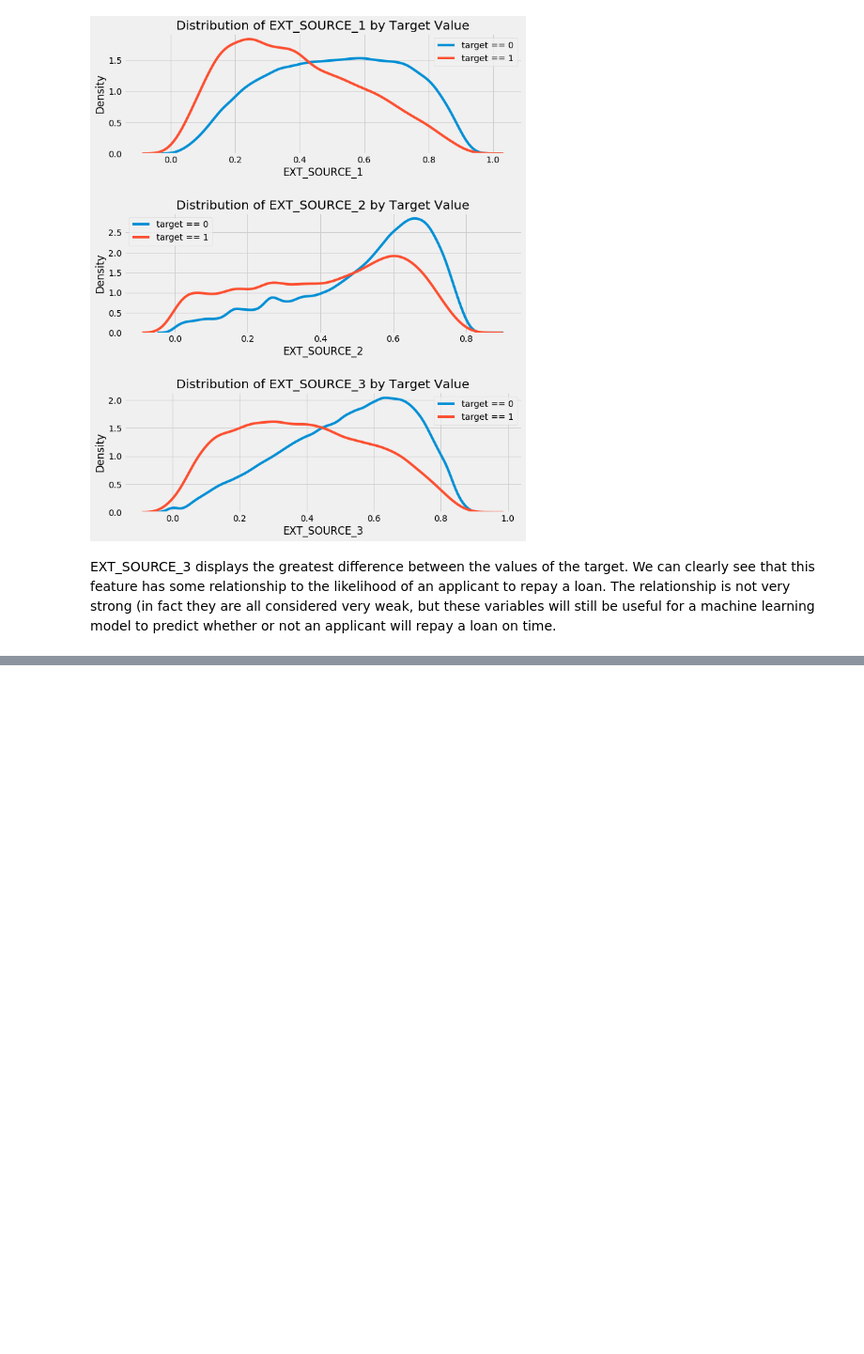
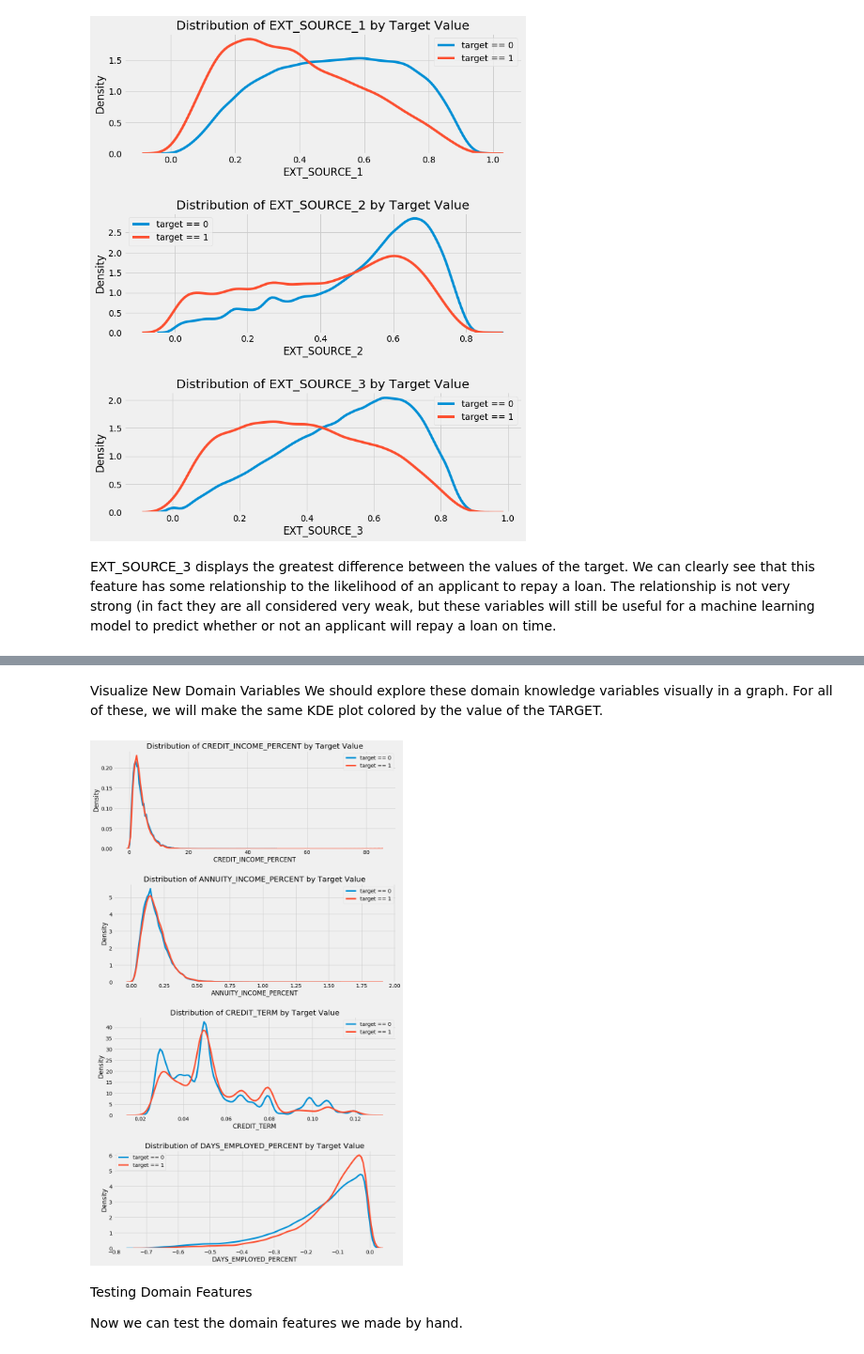
Before and after one commit to ddaly68/Springboard.DataScience, a Jupyter notebook: Capstone/HomeCreditDefaultRisk.ipynb, the cells around one changed output, grey strips where cells are left out. Shown: that part at 94% size. Saved outputs shown, nothing was run; the diff lists cells and outputs as text; code cells hidden in the pictures; blank space fills up the shorter version.

```diff
--- a/Capstone/HomeCreditDefaultRisk.ipynb
+++ b/Capstone/HomeCreditDefaultRisk.ipynb
@@ -404,0 +453,11 @@ EXT_SOURCE_3 displays the greatest difference between the values of the target.
+# %%
+train_labels = app_train['TARGET']
+
+# Align the training and testing data, keep only columns present in both dataframes
+app_train, app_test = app_train.align(app_test, join = 'inner', axis = 1)
+
+# Add the target back in
+app_train['TARGET'] = train_labels
+
+print('Training Features shape: ', app_train.shape)
+print('Testing Features shape: ', app_test.shape)
@@ -404,0 +774,40 @@ EXT_SOURCE_3 displays the greatest difference between the values of the target.
+# %%
+app_train_domain = app_train.copy()
+app_test_domain = app_test.copy()
+
+app_train_domain['CREDIT_INCOME_PERCENT'] = app_train_domain['AMT_CREDIT'] / app_train_domain['AMT_INCOME_TOTAL']
+app_train_domain['ANNUITY_INCOME_PERCENT'] = app_train_domain['AMT_ANNUITY'] / app_train_domain['AMT_INCOME_TOTAL']
+app_train_domain['CREDIT_TERM'] = app_train_domain['AMT_ANNUITY'] / app_train_domain['AMT_CREDIT']
+app_train_domain['DAYS_EMPLOYED_PERCENT'] = app_train_domain['DAYS_EMPLOYED'] / app_train_domain['DAYS_BIRTH']
+
+app_test_domain['CREDIT_INCOME_PERCENT'] = app_test_domain['AMT_CREDIT'] / app_test_domain['AMT_INCOME_TOTAL']
+app_test_domain['ANNUITY_INCOME_PERCENT'] = app_test_domain['AMT_ANNUITY'] / app_test_domain['AMT_INCOME_TOTAL']
+app_test_domain['CREDIT_TERM'] = app_test_domain['AMT_ANNUITY'] / app_test_domain['AMT_CREDIT']
+app_test_domain['DAYS_EMPLOYED_PERCENT'] = app_test_domain['DAYS_EMPLOYED'] / app_test_domain['DAYS_BIRTH']
+# %% [markdown]
+Visualize New Domain Variables
+We should explore these domain knowledge variables visually in a graph. For all of these, we will make the
+same KDE plot colored by the value of the TARGET.
+# %%
+plt.figure(figsize = (12, 20))
+# iterate through the new features
+for i, feature in enumerate(['CREDIT_INCOME_PERCENT', 'ANNUITY_INCOME_PERCENT', 'CREDIT_TERM', 'DAYS_EMPLOYED_PERCENT']):
+
+    # create a new subplot for each source
+    plt.subplot(4, 1, i + 1)
+    # plot repaid loans
+    sns.kdeplot(app_train_domain.loc[app_train_domain['TARGET'] == 0, feature], label = 'target == 0')
+    # plot loans that were not repaid
+    sns.kdeplot(app_train_domain.loc[app_train_domain['TARGET'] == 1, feature], label = 'target == 1')
+
+    # Label the plots
+    plt.title('Distribution of %s by Target Value' % feature)
+    plt.xlabel('%s' % feature); plt.ylabel('Density');
+
+plt.tight_layout(h_pad = 2.5)
+# %% [output]
+[figure, added]
+# %% [markdown]
+Testing Domain Features
+
+Now we can test the domain features we made by hand.
```
Also changed, not shown: parts of 46 cells of this notebook.
